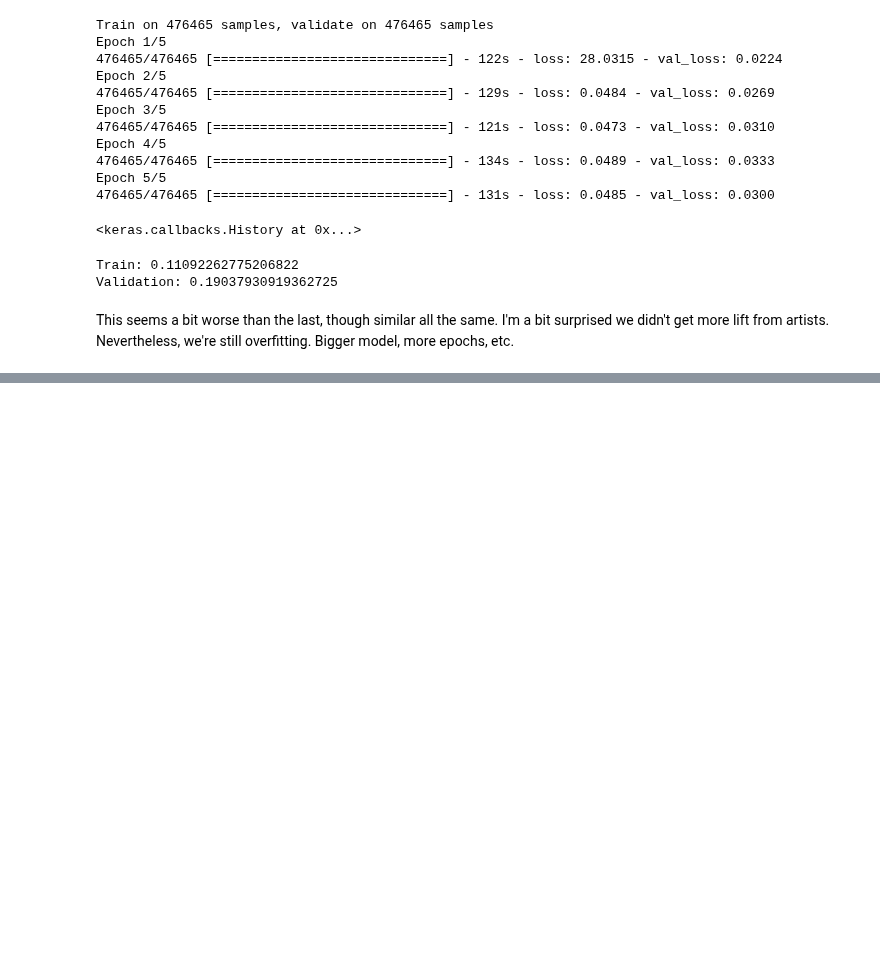
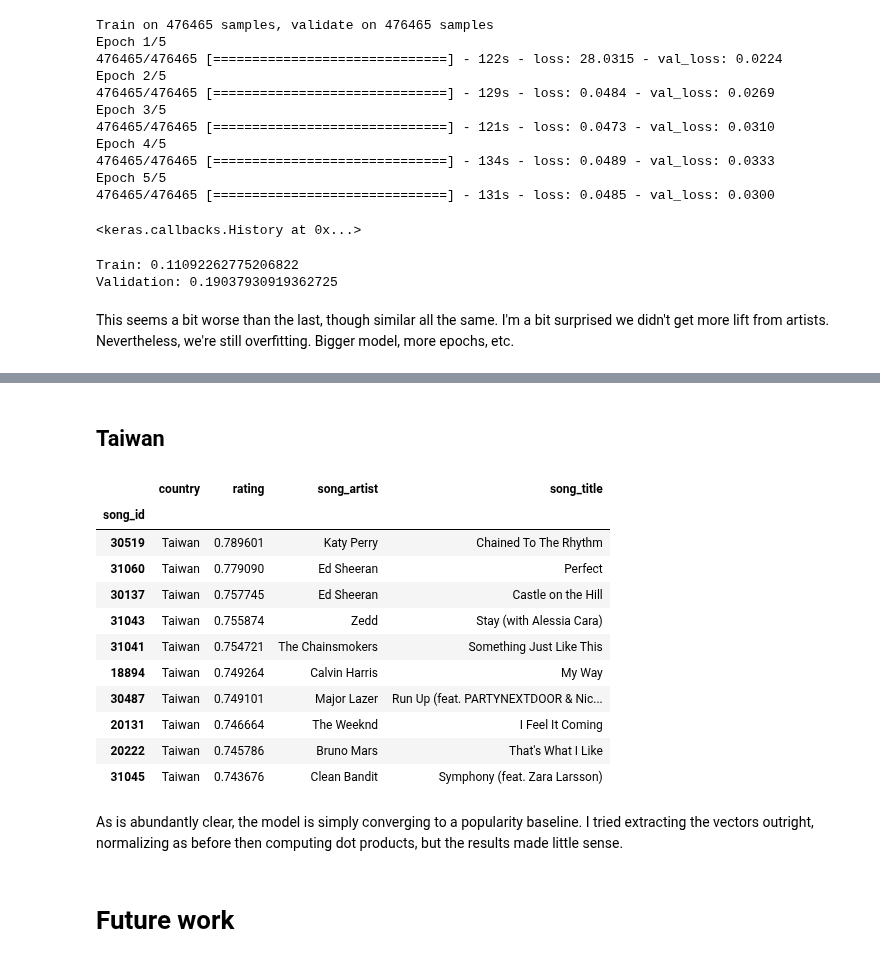
Before and after one commit to cavaunpeu/dotify, a Jupyter notebook: notebooks/neural_implicit_mf.ipynb, the cells around one changed output, grey strips where cells are left out. Saved outputs shown, nothing was run; the diff lists cells and outputs as text; code cells hidden in the pictures; blank space fills up the shorter version.

```diff
--- a/notebooks/neural_implicit_mf.ipynb
+++ b/notebooks/neural_implicit_mf.ipynb
@@ -1174,0 +1285,21 @@ This seems a bit worse than the last, though similar all the same. I'm a bit sur
+# %% [markdown]
+## Taiwan
+# %%
+predictions_unstack[predictions_unstack['country'] == 'Taiwan'].sort_values(by='rating', ascending=False).head(10)
+# %% [output]
+|  | country | rating | song_artist | song_title |
+| song_id |  |  |  |  |
+| 30519 | Taiwan | 0.789601 | Katy Perry | Chained To The Rhythm |
+| 31060 | Taiwan | 0.779090 | Ed Sheeran | Perfect |
+| 30137 | Taiwan | 0.757745 | Ed Sheeran | Castle on the Hill |
+| 31043 | Taiwan | 0.755874 | Zedd | Stay (with Alessia Cara) |
+| 31041 | Taiwan | 0.754721 | The Chainsmokers | Something Just Like This |
+| 18894 | Taiwan | 0.749264 | Calvin Harris | My Way |
+| 30487 | Taiwan | 0.749101 | Major Lazer | Run Up (feat. PARTYNEXTDOOR & Nic... |
+| 20131 | Taiwan | 0.746664 | The Weeknd | I Feel It Coming |
+| 20222 | Taiwan | 0.745786 | Bruno Mars | That's What I Like |
+| 31045 | Taiwan | 0.743676 | Clean Bandit | Symphony (feat. Zara Larsson) |
+# %% [markdown]
+As is abundantly clear, the model is simply converging to a popularity baseline. I tried extracting the vectors outright, normalizing as before then computing dot products, but the results made little sense.
+# %% [markdown]
+# Future work
```
Also changed, not shown: parts of 12 cells of this notebook.
